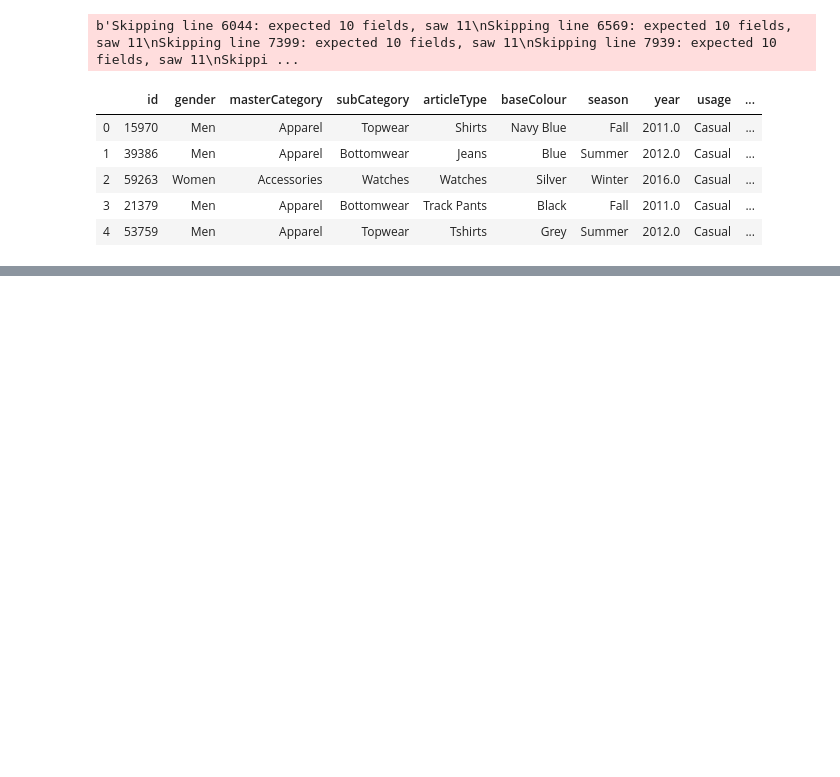
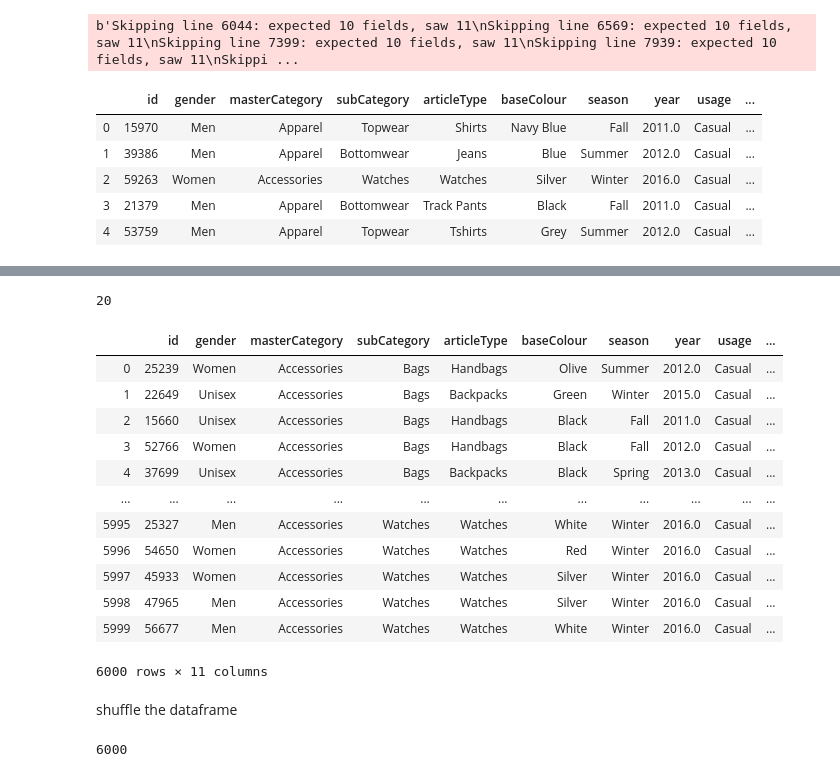
Before and after one commit to npatta01/gcp-image-classifier, a Jupyter notebook: notebooks/01_modelling.ipynb, the cells around one changed output, grey strips where cells are left out. Drawn from its saved outputs; the diff is of its cells as text; code cells hidden in the pictures; blank space fills up the shorter version.

```diff
--- a/notebooks/01_modelling.ipynb
+++ b/notebooks/01_modelling.ipynb
@@ -13,5 +34,5 @@ DATASET_PATH_IMAGES=f"{DATASET_PATH}/images"
 # %%
-df = pd.read_csv(f"{DATASET_PATH}/styles.csv",  error_bad_lines=False)
+df = pd.read_csv(DATASET_PATH+"/styles.csv",  error_bad_lines=False)
 # %% [output]
 b'Skipping line 6044: expected 10 fields, saw 11\nSkipping line 6569: expected 10 fields, saw 11\nSkipping line 7399: expected 10 fields, saw 11\nSkipping line 7939: expected 10 fields, saw 11\nSkippi ...
 # %%
@@ -49,5 +72,5 @@ Name: subCategory, dtype: int64
 # %%
-min_images = 50
+min_images = 300
 top_classes = df_counts[df_counts>min_images].index.tolist()
 top_classes
 # %% [output]
@@ -87,0 +114,23 @@ df
+# %%
+len(top_classes)
+# %% [output]
+20
+# %%
+df = df.groupby('subCategory').apply(pd.DataFrame.sample, n=min_images).reset_index(drop=True)
+df
+# %% [output]
+|  | id | gender | masterCategory | subCategory | articleType | baseColour | season | year | usage | ... |
+| 0 | 25239 | Women | Accessories | Bags | Handbags | Olive | Summer | 2012.0 | Casual | ... |
+| 1 | 22649 | Unisex | Accessories | Bags | Backpacks | Green | Winter | 2015.0 | Casual | ... |
+| 2 | 15660 | Unisex | Accessories | Bags | Handbags | Black | Fall | 2011.0 | Casual | ... |
+| 3 | 52766 | Women | Accessories | Bags | Handbags | Black | Fall | 2012.0 | Casual | ... |
+| 4 | 37699 | Unisex | Accessories | Bags | Backpacks | Black | Spring | 2013.0 | Casual | ... |
+| ... | ... | ... | ... | ... | ... | ... | ... | ... | ... | ... |
+| 5995 | 25327 | Men | Accessories | Watches | Watches | White | Winter | 2016.0 | Casual | ... |
+| 5996 | 54650 | Women | Accessories | Watches | Watches | Red | Winter | 2016.0 | Casual | ... |
+| 5997 | 45933 | Women | Accessories | Watches | Watches | Silver | Winter | 2016.0 | Casual | ... |
+| 5998 | 47965 | Men | Accessories | Watches | Watches | Silver | Winter | 2016.0 | Casual | ... |
+| 5999 | 56677 | Men | Accessories | Watches | Watches | White | Winter | 2016.0 | Casual | ... |
+6000 rows × 11 columns
+# %% [markdown]
+shuffle the dataframe
@@ -87,0 +139,4 @@ df
+# %%
+len(df)
+# %% [output]
+6000
```
Also changed, not shown: parts of 43 cells of this notebook, 4 other files.
